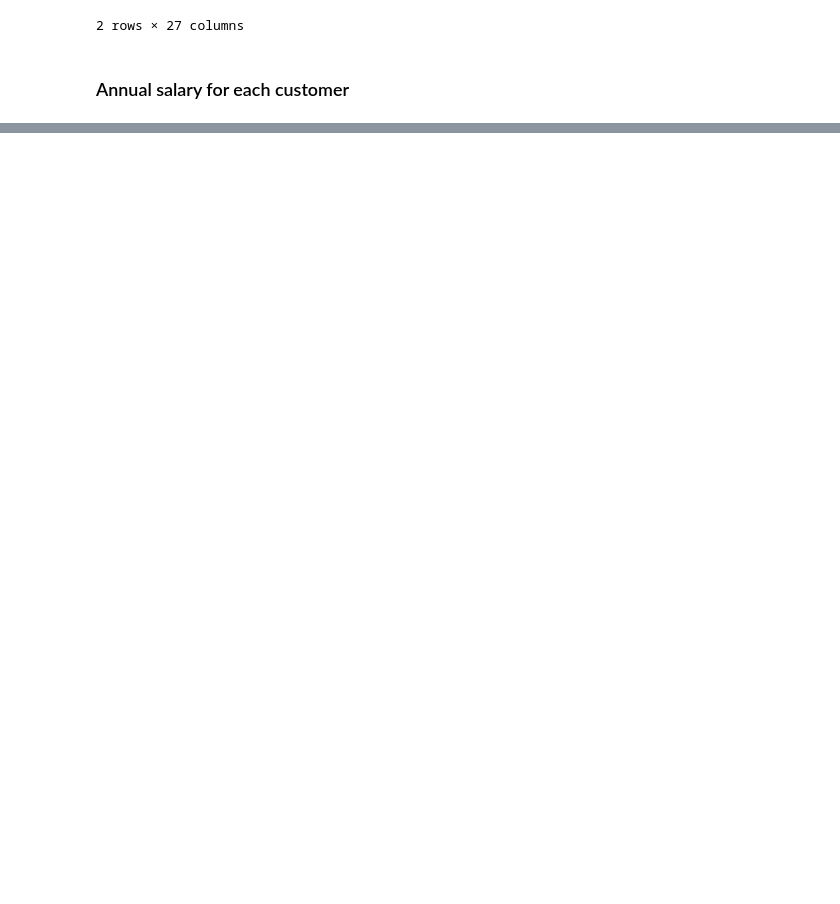
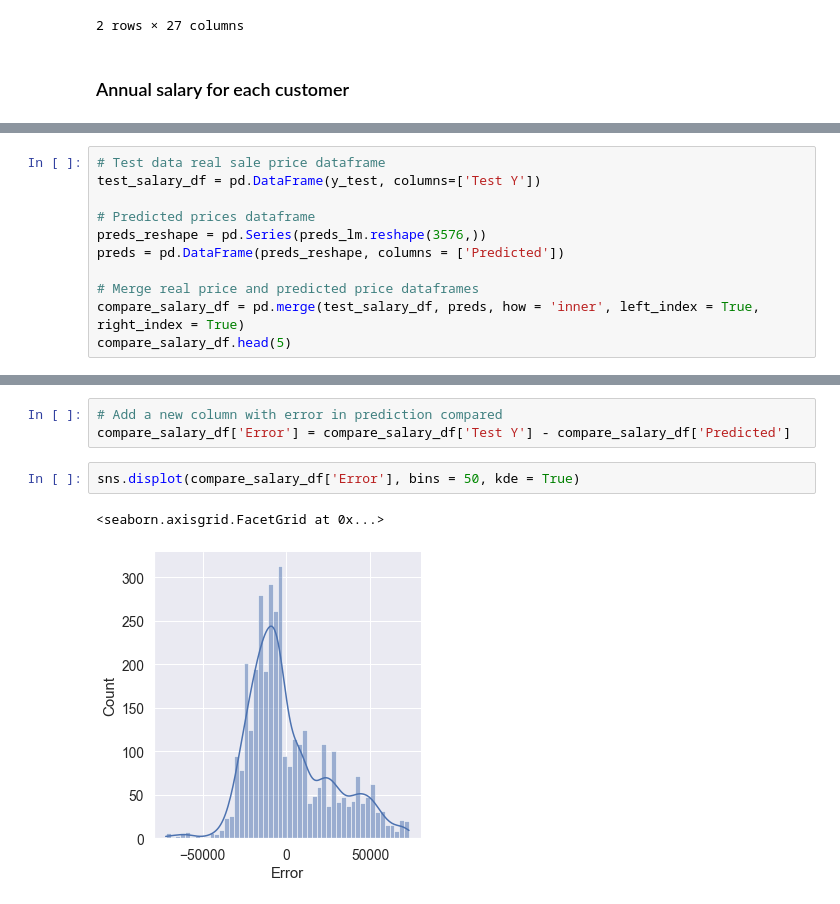
Before and after one commit to HHook/ANZ-virtual-internship, a Jupyter notebook: ANZ virtual internship Model.ipynb, the cells around one changed output, grey strips where cells are left out. Drawn from its saved outputs; the diff is of its cells as text; blank space fills up the shorter version.

```diff
--- a/ANZ virtual internship Model.ipynb
+++ b/ANZ virtual internship Model.ipynb
@@ -106,0 +228,11 @@ natasha['amount'].sum()/len(natasha)
+# %%
+# Test data real sale price dataframe
+test_salary_df = pd.DataFrame(y_test, columns=['Test Y'])
+
+# Predicted prices dataframe
+preds_reshape = pd.Series(preds_lm.reshape(3576,))
+preds = pd.DataFrame(preds_reshape, columns = ['Predicted'])
+
+# Merge real price and predicted price dataframes
+compare_salary_df = pd.merge(test_salary_df, preds, how = 'inner', left_index = True, right_index = True)
+compare_salary_df.head(5)
@@ -106,0 +246,8 @@ natasha['amount'].sum()/len(natasha)
+# %%
+# Add a new column with error in prediction compared
+compare_salary_df['Error'] = compare_salary_df['Test Y'] - compare_salary_df['Predicted']
+# %%
+sns.displot(compare_salary_df['Error'], bins = 50, kde = True)
+# %% [output]
+<seaborn.axisgrid.FacetGrid at 0x...>
+[figure, added]
```
Also changed, not shown: parts of 50 cells of this notebook, 1 other file.
